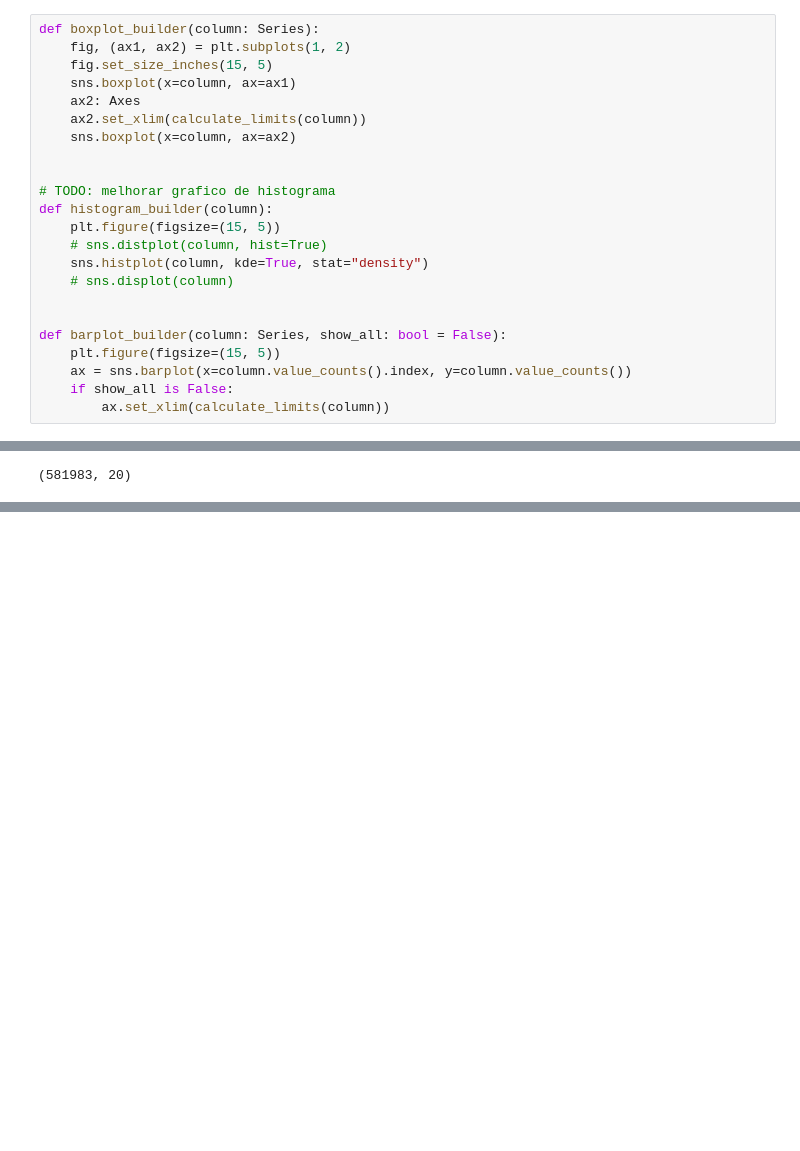
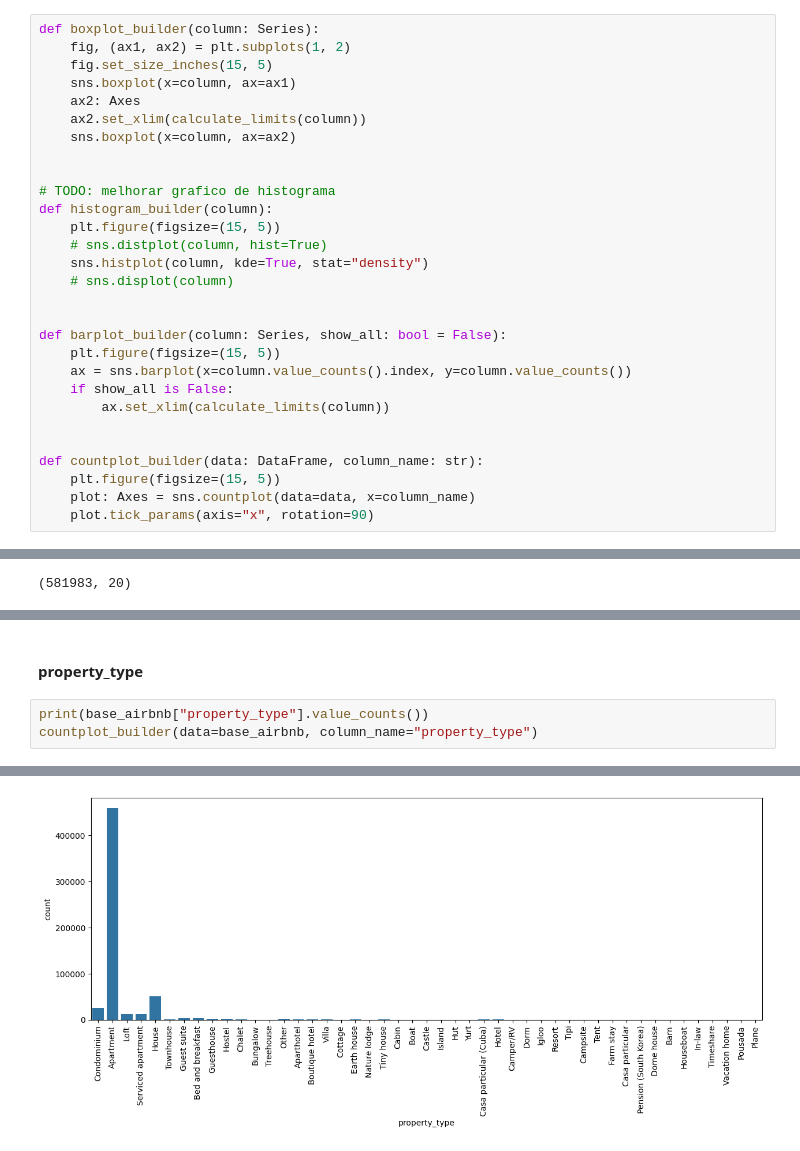
Before and after one commit to ghrisss/Wily, a Jupyter notebook: main.ipynb, the cells around one changed output, grey strips where cells are left out. Cells and saved outputs as stored; diff of their text form; blank space fills up the shorter version.

Commit message:
chore: inicio da analise dos dados em string/categorias, idealizacao da visualizacao dos dados (com nova funcao para plot)

```diff
--- a/main.ipynb
+++ b/main.ipynb
@@ -251,6 +251,12 @@ def barplot_builder(column: Series, show_all: bool = False):
     ax = sns.barplot(x=column.value_counts().index, y=column.value_counts())
     if show_all is False:
         ax.set_xlim(calculate_limits(column))
+
+
+def countplot_builder(data: DataFrame, column_name: str):
+    plt.figure(figsize=(15, 5))
+    plot: Axes = sns.countplot(data=data, x=column_name)
+    plot.tick_params(axis="x", rotation=90)
 # %% [markdown]
 Vamos primeiro analisar as colunas com quantidades continuas, ou seja, com variação decimal, que seriam as colunas de price e extra_people
 # %% [markdown]
@@ -437,0 +449,6 @@ base_airbnb.shape
+# %% [markdown]
+#### property_type
+# %%
+print(base_airbnb["property_type"].value_counts())
+countplot_builder(data=base_airbnb, column_name="property_type")
+# %% [output]
@@ -437,0 +472 @@ base_airbnb.shape
+[figure, added]
```
Also changed, not shown: parts of 3 cells of this notebook.
